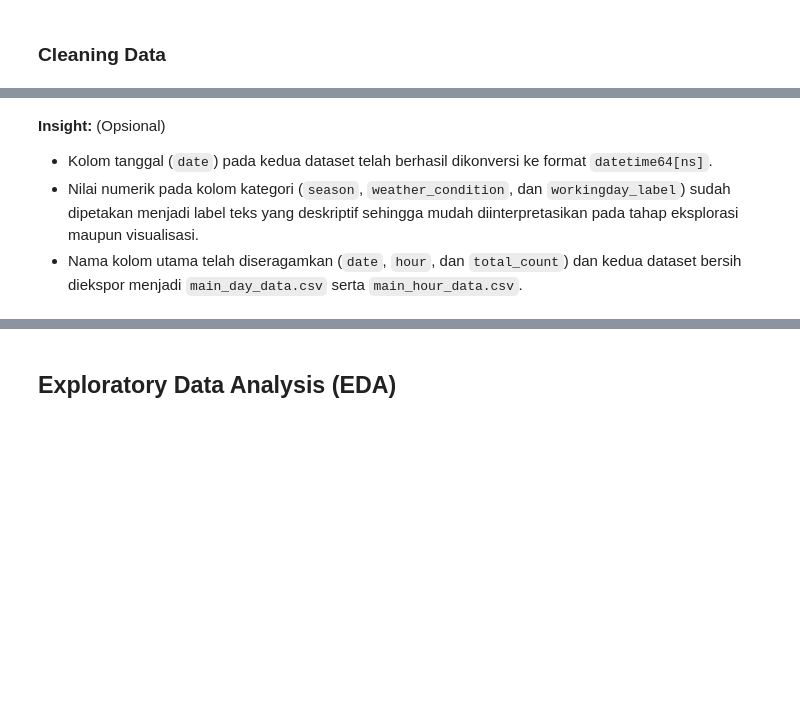
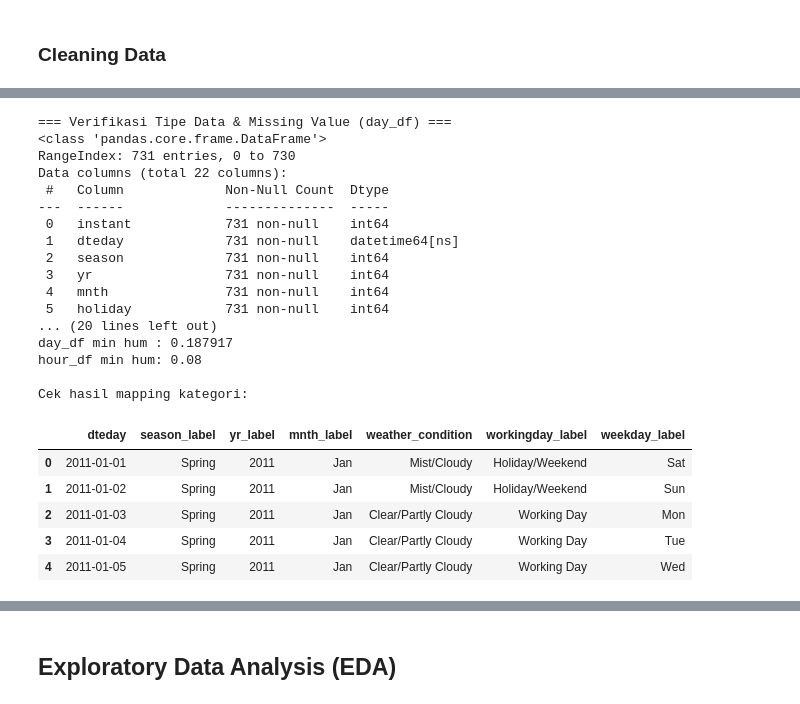
Before and after one commit to KhamimMaruf/bike-sharing-analytics, a Jupyter notebook: notebook.ipynb, the cells around one changed output, grey strips where cells are left out. Cells and saved outputs as stored; diff of their text form; code cells hidden in the pictures; blank space fills up the shorter version.

```diff
--- a/notebook.ipynb
+++ b/notebook.ipynb
@@ -221,6 +176,68 @@ dtype: object
-# %% [markdown]
-**Insight:** (Opsional)
-
-- Kolom tanggal (`date`) pada kedua dataset telah berhasil dikonversi ke format `datetime64[ns]`.
-- Nilai numerik pada kolom kategori (`season`, `weather_condition`, dan `workingday_label`) sudah dipetakan menjadi label teks yang deskriptif sehingga mudah diinterpretasikan pada tahap eksplorasi maupun visualisasi.
-- Nama kolom utama telah diseragamkan (`date`, `hour`, dan `total_count`) dan kedua dataset bersih diekspor menjadi `main_day_data.csv` serta `main_hour_data.csv`.
+# %%
+# 1. Mengubah tipe data dteday menjadi datetime
+day_df['dteday'] = pd.to_datetime(day_df['dteday'])
+hour_df['dteday'] = pd.to_datetime(hour_df['dteday'])
+
+# 2. Menangani nilai anomali hum == 0 (ganti dengan NaN lalu imputasi dengan median per season & weathersit)
+day_df['hum'] = day_df['hum'].replace(0, np.nan)
+day_df['hum'] = day_df['hum'].fillna(day_df.groupby(['season', 'weathersit'])['hum'].transform('median'))
+
+hour_df['hum'] = hour_df['hum'].replace(0, np.nan)
+hour_df['hum'] = hour_df['hum'].fillna(hour_df.groupby(['season', 'weathersit'])['hum'].transform('median'))
+
+# 3. Mapping seluruh kolom kategorikal sesuai dengan daftar di Steps to Take
+season_map = {1: 'Spring', 2: 'Summer', 3: 'Fall', 4: 'Winter'}
+yr_map = {0: 2011, 1: 2012}
+mnth_map = {
+    1: 'Jan', 2: 'Feb', 3: 'Mar', 4: 'Apr', 5: 'May', 6: 'Jun',
+    7: 'Jul', 8: 'Aug', 9: 'Sep', 10: 'Oct', 11: 'Nov', 12: 'Dec'
+}
+weather_map = {
+    1: 'Clear/Partly Cloudy',
+    2: 'Mist/Cloudy',
+    3: 'Light Snow/Rain',
+    4: 'Heavy Rain/Ice'
+}
+workingday_map = {0: 'Holiday/Weekend', 1: 'Working Day'}
+weekday_map = {0: 'Sun', 1: 'Mon', 2: 'Tue', 3: 'Wed', 4: 'Thu', 5: 'Fri', 6: 'Sat'}
+
+for df in [day_df, hour_df]:
+    df['season_label'] = df['season'].map(season_map)
+    df['yr_label'] = df['yr'].map(yr_map)
+    df['mnth_label'] = df['mnth'].map(mnth_map)
+    df['weather_condition'] = df['weathersit'].map(weather_map)
+    df['workingday_label'] = df['workingday'].map(workingday_map)
+    df['weekday_label'] = df['weekday'].map(weekday_map)
+
+# 4. Cek ulang hasil cleaning (Verifikasi)
+print("=== Verifikasi Tipe Data & Missing Value (day_df) ===")
+day_df.info()
+print("\nNilai minimum hum setelah cleaning:")
+print("day_df min hum :", day_df['hum'].min())
+print("hour_df min hum:", hour_df['hum'].min())
+print("\nCek hasil mapping kategori:")
+display(day_df[['dteday', 'season_label', 'yr_label', 'mnth_label', 'weather_condition', 'workingday_label', 'weekday_label']].head())
+# %% [output]
+=== Verifikasi Tipe Data & Missing Value (day_df) ===
+<class 'pandas.core.frame.DataFrame'>
+RangeIndex: 731 entries, 0 to 730
+Data columns (total 22 columns):
+ #   Column             Non-Null Count  Dtype
+---  ------             --------------  -----
+ 0   instant            731 non-null    int64
+ 1   dteday             731 non-null    datetime64[ns]
+ 2   season             731 non-null    int64
+ 3   yr                 731 non-null    int64
+ 4   mnth               731 non-null    int64
+ 5   holiday            731 non-null    int64
+... (20 lines left out)
+day_df min hum : 0.187917
+hour_df min hum: 0.08
+
+Cek hasil mapping kategori:
+|  | dteday | season_label | yr_label | mnth_label | weather_condition | workingday_label | weekday_label |
+| 0 | 2011-01-01 | Spring | 2011 | Jan | Mist/Cloudy | Holiday/Weekend | Sat |
+| 1 | 2011-01-02 | Spring | 2011 | Jan | Mist/Cloudy | Holiday/Weekend | Sun |
+| 2 | 2011-01-03 | Spring | 2011 | Jan | Clear/Partly Cloudy | Working Day | Mon |
+| 3 | 2011-01-04 | Spring | 2011 | Jan | Clear/Partly Cloudy | Working Day | Tue |
+| 4 | 2011-01-05 | Spring | 2011 | Jan | Clear/Partly Cloudy | Working Day | Wed |
```
Also changed, not shown: parts of 30 cells of this notebook, 5 other files.
